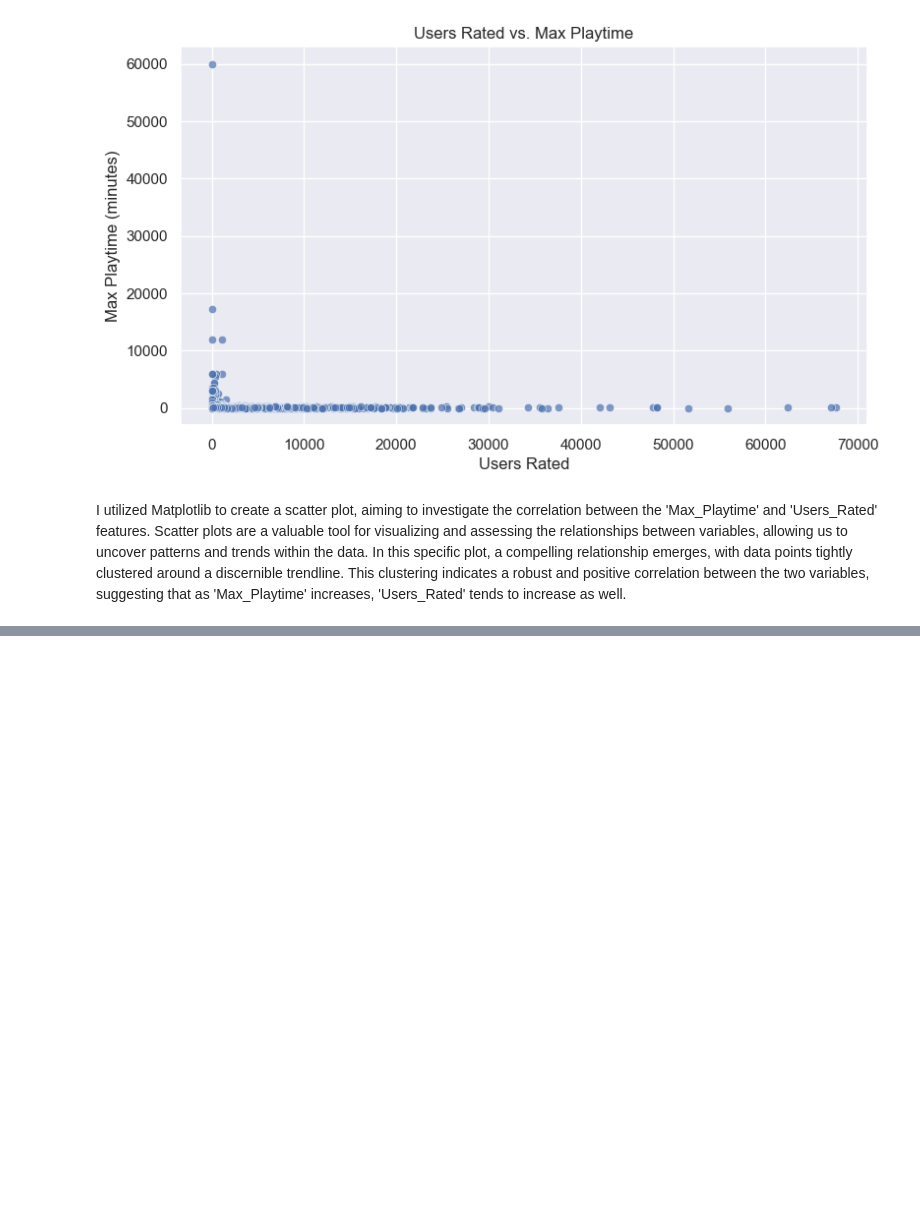
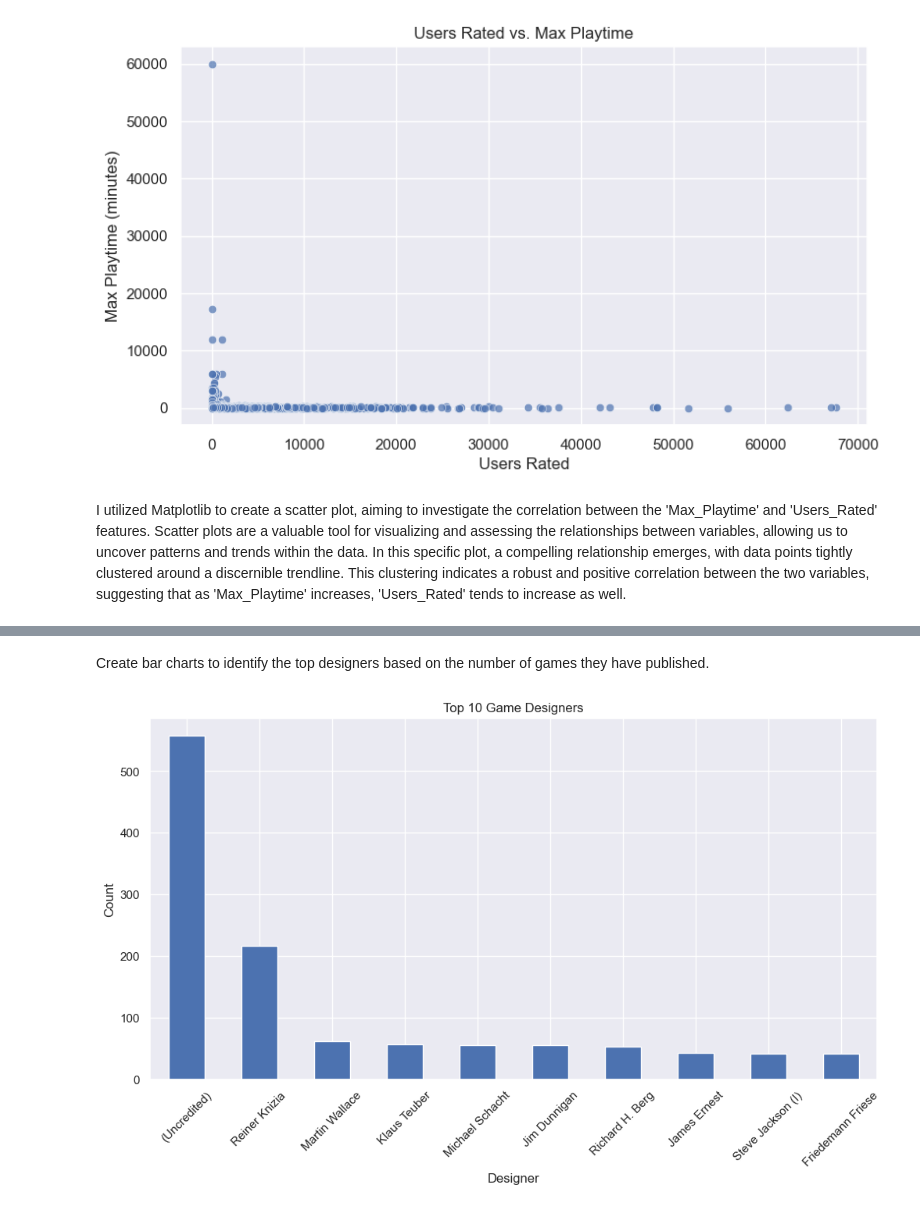
Before and after one commit to laisameno16/Data-Visualisation-Techniques, a Jupyter notebook: LaisAmeno_DVisHDip_CA1.ipynb, the cells around one changed output, grey strips where cells are left out. Drawn from its saved outputs; the diff is of its cells as text; code cells hidden in the pictures; blank space fills up the shorter version.

```diff
--- a/LaisAmeno_DVisHDip_CA1.ipynb
+++ b/LaisAmeno_DVisHDip_CA1.ipynb
@@ -217,0 +274,19 @@ plt.show()
+# %% [markdown]
+Create bar charts to identify the top designers based on the number of games they have published.
+# %%
+designer_counts = df['designer'].value_counts()
+
+# Choose the top N designers you want to display
+top_n = 10
+top_designers = designer_counts.head(top_n)
+
+# Create a bar chart
+plt.figure(figsize=(12, 6))
+top_designers.plot(kind='bar')
+plt.title(f'Top {top_n} Game Designers')
+plt.xlabel('Designer')
+plt.ylabel('Count')
+plt.xticks(rotation=45)  # Rotate x-axis labels for better readability
+plt.show()
+# %% [output]
+[figure, added]
```
Also changed, not shown: parts of 26 cells of this notebook.
